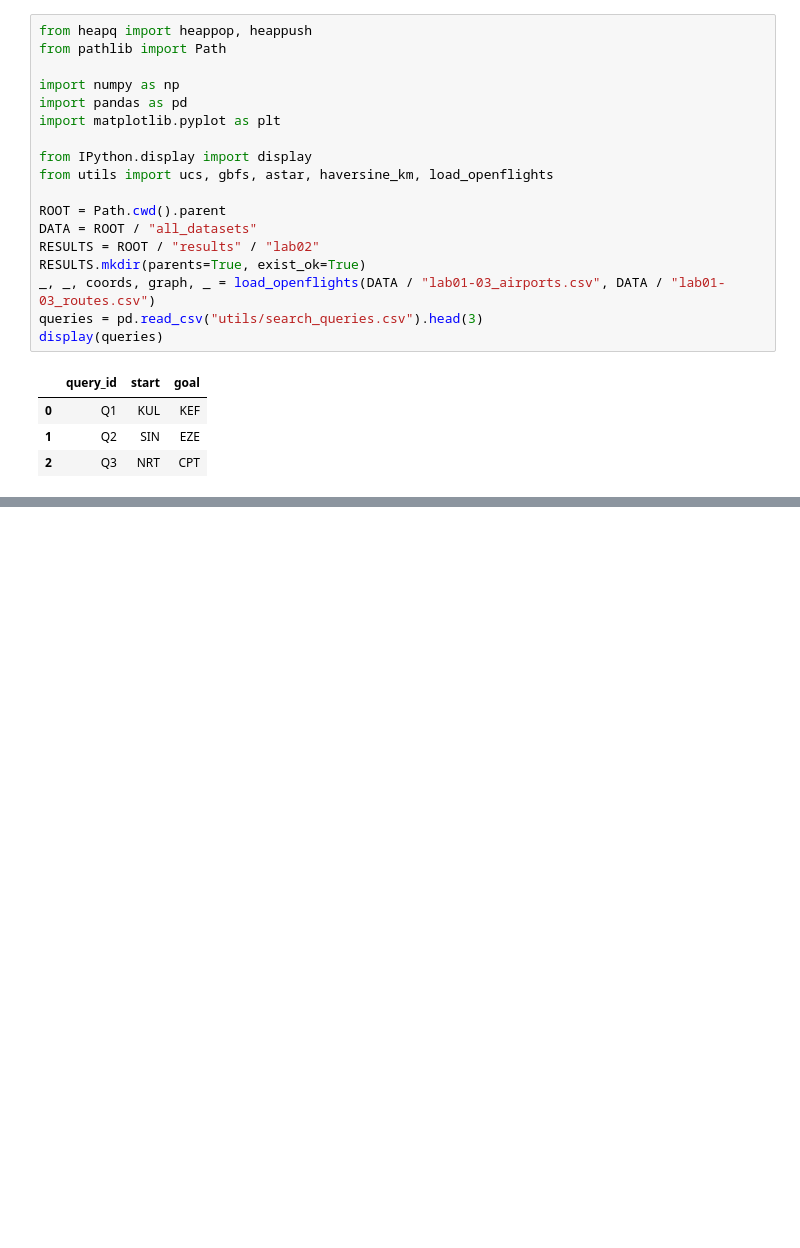
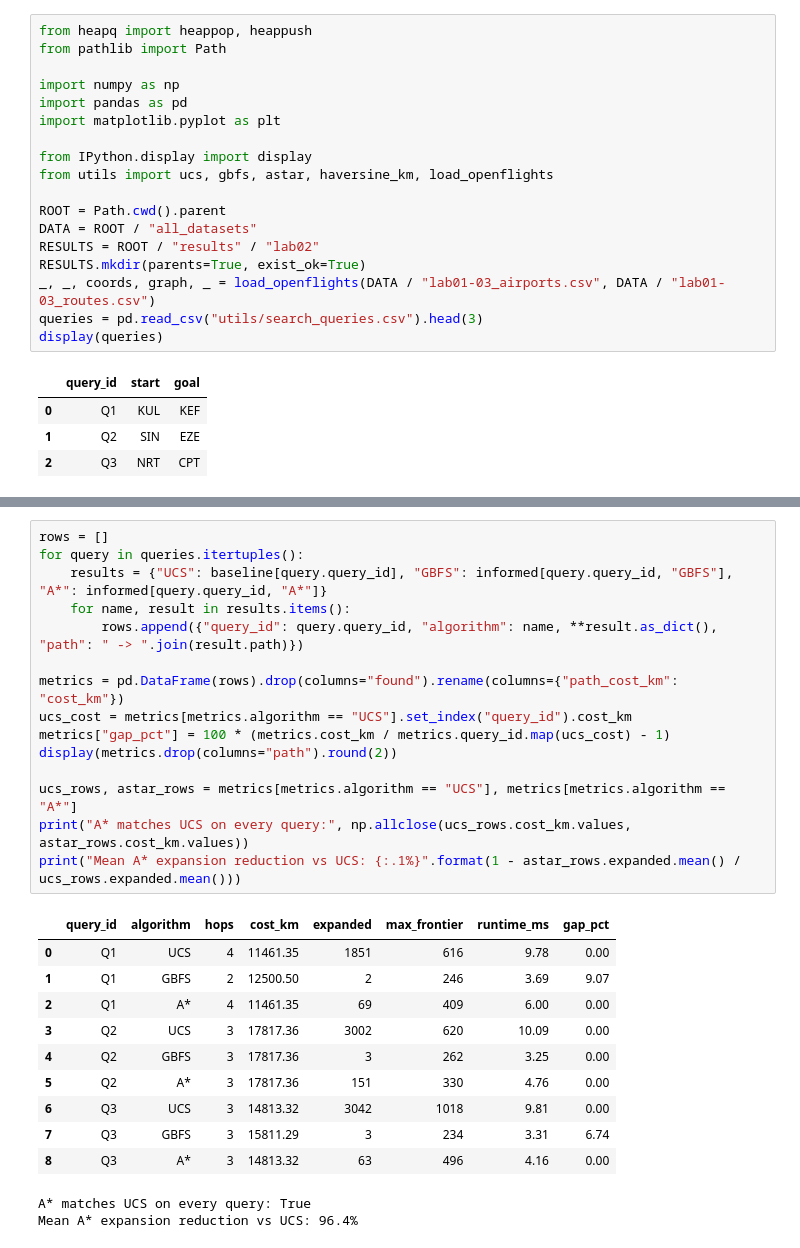
Before and after one commit to kwahsont/UTP-Artificial-Intelligence, a Jupyter notebook: all_experiments/lab2.ipynb, the cells around one changed output, grey strips where cells are left out. Cells and saved outputs as stored; diff of their text form; blank space fills up the shorter version.

```diff
--- a/all_experiments/lab2.ipynb
+++ b/all_experiments/lab2.ipynb
@@ -38,0 +108,28 @@ for query in queries.itertuples():
+# %%
+rows = []
+for query in queries.itertuples():
+    results = {"UCS": baseline[query.query_id], "GBFS": informed[query.query_id, "GBFS"], "A*": informed[query.query_id, "A*"]}
+    for name, result in results.items():
+        rows.append({"query_id": query.query_id, "algorithm": name, **result.as_dict(), "path": " -> ".join(result.path)})
+
+metrics = pd.DataFrame(rows).drop(columns="found").rename(columns={"path_cost_km": "cost_km"})
+ucs_cost = metrics[metrics.algorithm == "UCS"].set_index("query_id").cost_km
+metrics["gap_pct"] = 100 * (metrics.cost_km / metrics.query_id.map(ucs_cost) - 1)
+display(metrics.drop(columns="path").round(2))
+
+ucs_rows, astar_rows = metrics[metrics.algorithm == "UCS"], metrics[metrics.algorithm == "A*"]
+print("A* matches UCS on every query:", np.allclose(ucs_rows.cost_km.values, astar_rows.cost_km.values))
+print("Mean A* expansion reduction vs UCS: {:.1%}".format(1 - astar_rows.expanded.mean() / ucs_rows.expanded.mean()))
+# %% [output]
+|  | query_id | algorithm | hops | cost_km | expanded | max_frontier | runtime_ms | gap_pct |
+| 0 | Q1 | UCS | 4 | 11461.35 | 1851 | 616 | 9.78 | 0.00 |
+| 1 | Q1 | GBFS | 2 | 12500.50 | 2 | 246 | 3.69 | 9.07 |
+| 2 | Q1 | A* | 4 | 11461.35 | 69 | 409 | 6.00 | 0.00 |
+| 3 | Q2 | UCS | 3 | 17817.36 | 3002 | 620 | 10.09 | 0.00 |
+| 4 | Q2 | GBFS | 3 | 17817.36 | 3 | 262 | 3.25 | 0.00 |
+| 5 | Q2 | A* | 3 | 17817.36 | 151 | 330 | 4.76 | 0.00 |
+| 6 | Q3 | UCS | 3 | 14813.32 | 3042 | 1018 | 9.81 | 0.00 |
+| 7 | Q3 | GBFS | 3 | 15811.29 | 3 | 234 | 3.31 | 6.74 |
+| 8 | Q3 | A* | 3 | 14813.32 | 63 | 496 | 4.16 | 0.00 |
+A* matches UCS on every query: True
+Mean A* expansion reduction vs UCS: 96.4%
```
Also changed, not shown: parts of 5 cells of this notebook, 2 other files.
